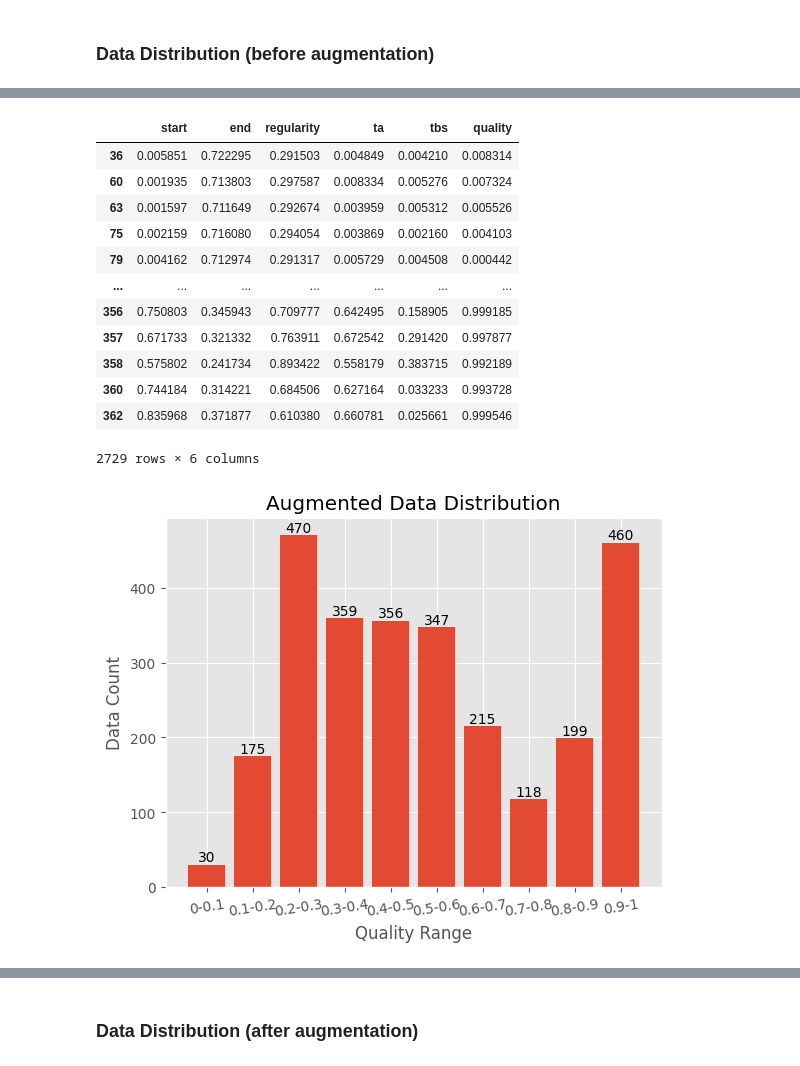
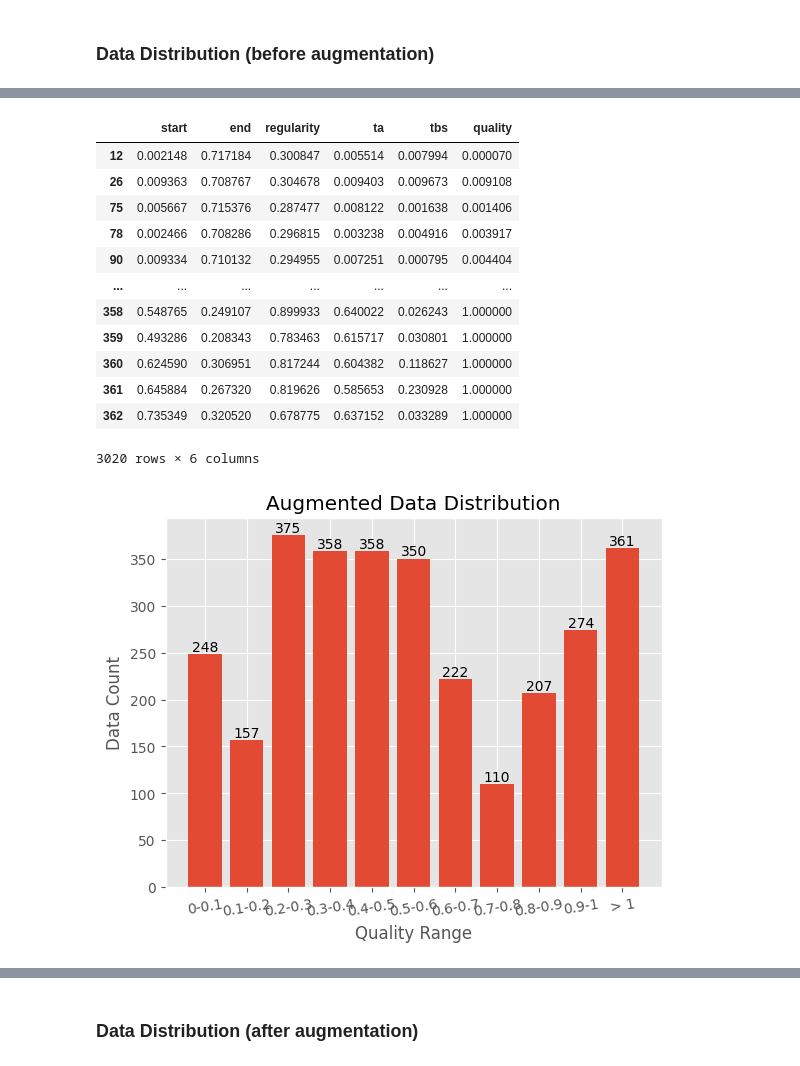
Before and after one commit to Turu-Bangkit/ml, a Jupyter notebook: predict_sleep_quality4.ipynb, the cells around one changed output, grey strips where cells are left out. Cells and saved outputs as stored; diff of their text form; code cells hidden in the pictures.

```diff
--- a/predict_sleep_quality4.ipynb
+++ b/predict_sleep_quality4.ipynb
@@ -364,10 +364,11 @@ five_six = df2.loc[(df2["quality"] >= 50) & (df2["quality"] < 60)].count()["qual
 six_seven = df2.loc[(df2["quality"] >= 60) & (df2["quality"] < 70)].count()["quality"]
 seven_eight = df2.loc[(df2["quality"] >= 70) & (df2["quality"] < 80)].count()["quality"]
 eight_nine = df2.loc[(df2["quality"] >= 80) & (df2["quality"] < 90)].count()["quality"]
-nine_ten = df2.loc[df2["quality"] >= 90].count()["quality"]
+nine_ten = df2.loc[(df2["quality"] >= 90) & (df2["quality"] < 100)].count()["quality"]
+ten = df2.loc[df2["quality"] >= 100].count()["quality"]
 
-qualities = [zero_one, one_two, two_three, three_four, four_five, five_six, six_seven, seven_eight, eight_nine, nine_ten]
-labels = ["0%-10%", "10%-20%", "20%-30%", "30%-40%", "40%-50%", "50%-60%", "60%-70%", "70%-80%", "80%-90%", "90%-100%"]
+qualities = [zero_one, one_two, two_three, three_four, four_five, five_six, six_seven, seven_eight, eight_nine, nine_ten, ten]
+labels = ["0%-9%", "10%-19%", "20%-29%", "30%-39%", "40%-49%", "50%-59%", "60%-69%", "70%-79%", "80%-89%", "90%-99%", "100%"]
 
 plt.style.use("ggplot")
 
@@ -388,5 +389,2 @@ plt.show()
 # %%
 augmented_data = []
-# %%
-perturbation = np.random.uniform(low=-0.05, high=0.05)
-perturbation
@@ -395,6 +391,7 @@ perturbation
 # %%
 target_count = 400
 quality_ranges = [(0, 0.1), (0.1, 0.2), (0.2, 0.3), (0.3, 0.4), (0.4, 0.5), (0.5, 0.6), (0.6, 0.7), (0.7, 0.8), (0.8, 0.9), (0.9, 1), (1, 1.1)]
+perturbation_value = 0.01
 
 # Iterate over each quality range
 for quality_range in quality_ranges:
@@ -405,6 +402,11 @@ for quality_range in quality_ranges:
     # Calculate the number of additional samples needed
     additional_samples = target_count - existing_count
     count = additional_samples if additional_samples >= 0 else 0
+    if range_start == 0:
+      count *= 10
+    elif range_start == 0.2:
+      count *= 0.75
+    count = int(count)
 
     # Generate augmented samples by perturbing existing data
     # If additional samples are needed, perturb existing data
@@ -415,21 +417,26 @@ for quality_range in quality_ranges:
     # > ambil baris random sesuai dengan additional_samples lalu perturb
 
     if existing_count != 0:
-        if existing_count < additional_samples:
-            copied_rows = pd.concat([range_data] * int(additional_samples / existing_count), ignore_index=True)
-            if additional_samples % existing_count != 0:
-                random_rows = range_data.sample((additional_samples % existing_count), replace=True)
+        if existing_count < count:
+            copied_rows = pd.concat([range_data] * int(count / existing_count), ignore_index=True)
+            if count % existing_count != 0:
+                random_rows = range_data.sample((count % existing_count), replace=True)
                 selected_rows = pd.concat([copied_rows, random_rows], ignore_index=True)
             else:
               selected_rows = copied_rows
         else:
-            selected_rows = range_data.sample(n=additional_samples, random_state=42)
+            selected_rows = range_data.sample(n=count, random_state=42)
 
         for _, row in selected_rows.iterrows():
             augmented_row = row.copy()
             for col in augmented_row.index:
-                perturbation = np.random.uniform(low=-0.01, high=0.01)
-                augmented_row[col] += perturbation
+                if range_start == 1:
+                    if col != "quality":
+                        perturbation = np.random.uniform(low=-perturbation_value, high=perturbation_value)
+                        augmented_row[col] += perturbation
+                else:
+                    perturbation = np.random.uniform(low=-perturbation_value, high=perturbation_value)
+                    augmented_row[col] += perturbation
             augmented_data.append(augmented_row)
 # %%
 augmented_data = pd.DataFrame(augmented_data)
@@ -451,4 +458,6 @@ augmented_data
 # %%
+augmented_data = augmented_data.round(6).astype(float)
+
 # Remove negative values
 mask = (augmented_data < 0).any(axis=1)
 augmented_data = augmented_data[~mask]
@@ -460,51 +469,52 @@ augmented_data = augmented_data[~mask]
 augmented_data
 # %% [output]
 |  | start | end | regularity | ta | tbs | quality |
-| 36 | 0.005851 | 0.722295 | 0.291503 | 0.004849 | 0.004210 | 0.008314 |
-| 60 | 0.001935 | 0.713803 | 0.297587 | 0.008334 | 0.005276 | 0.007324 |
-| 63 | 0.001597 | 0.711649 | 0.292674 | 0.003959 | 0.005312 | 0.005526 |
-| 75 | 0.002159 | 0.716080 | 0.294054 | 0.003869 | 0.002160 | 0.004103 |
-| 79 | 0.004162 | 0.712974 | 0.291317 | 0.005729 | 0.004508 | 0.000442 |
+| 12 | 0.002148 | 0.717184 | 0.300847 | 0.005514 | 0.007994 | 0.000070 |
+| 26 | 0.009363 | 0.708767 | 0.304678 | 0.009403 | 0.009673 | 0.009108 |
+| 75 | 0.005667 | 0.715376 | 0.287477 | 0.008122 | 0.001638 | 0.001406 |
+| 78 | 0.002466 | 0.708286 | 0.296815 | 0.003238 | 0.004916 | 0.003917 |
+| 90 | 0.009334 | 0.710132 | 0.294955 | 0.007251 | 0.000795 | 0.004404 |
 | ... | ... | ... | ... | ... | ... | ... |
-| 356 | 0.750803 | 0.345943 | 0.709777 | 0.642495 | 0.158905 | 0.999185 |
-| 357 | 0.671733 | 0.321332 | 0.763911 | 0.672542 | 0.291420 | 0.997877 |
-| 358 | 0.575802 | 0.241734 | 0.893422 | 0.558179 | 0.383715 | 0.992189 |
-| 360 | 0.744184 | 0.314221 | 0.684506 | 0.627164 | 0.033233 | 0.993728 |
-| 362 | 0.835968 | 0.371877 | 0.610380 | 0.660781 | 0.025661 | 0.999546 |
+| 358 | 0.548765 | 0.249107 | 0.899933 | 0.640022 | 0.026243 | 1.000000 |
+| 359 | 0.493286 | 0.208343 | 0.783463 | 0.615717 | 0.030801 | 1.000000 |
+| 360 | 0.624590 | 0.306951 | 0.817244 | 0.604382 | 0.118627 | 1.000000 |
+| 361 | 0.645884 | 0.267320 | 0.819626 | 0.585653 | 0.230928 | 1.000000 |
+| 362 | 0.735349 | 0.320520 | 0.678775 | 0.637152 | 0.033289 | 1.000000 |
-2729 rows × 6 columns
+3020 rows × 6 columns
 # %%
 import matplotlib.pyplot as plt
 
 zero_one = augmented_data.loc[augmented_data["quality"] < 0.1].count()["quality"]
 one_two = augmented_data.loc[(augmented_data["quality"] >= 0.1) & (augmented_data["quality"] < 0.2)].count()["quality"]
 two_three = augmented_data.loc[(augmented_data["quality"] >= 0.2) & (augmented_data["quality"] < 0.3)].count()["quality"]
 three_four = augmented_data.loc[(augmented_data["quality"] >= 0.3) & (augmented_data["quality"] < 0.4)].count()["quality"]
 four_five = augmented_data.loc[(augmented_data["quality"] >= 0.4) & (augmented_data["quality"] < 0.5)].count()["quality"]
 five_six = augmented_data.loc[(augmented_data["quality"] >= 0.5) & (augmented_data["quality"] < 0.6)].count()["quality"]
 six_seven = augmented_data.loc[(augmented_data["quality"] >= 0.6) & (augmented_data["quality"] < 0.7)].count()["quality"]
 seven_eight = augmented_data.loc[(augmented_data["quality"] >= 0.7) & (augmented_data["quality"] < 0.8)].count()["quality"]
 eight_nine = augmented_data.loc[(augmented_data["quality"] >= 0.8) & (augmented_data["quality"] < 0.9)].count()["quality"]
-nine_ten = augmented_data.loc[augmented_data["quality"] >= 0.9].count()["quality"]
+nine_ten = augmented_data.loc[(augmented_data["quality"] >= 0.9) & (augmented_data["quality"] < 1)].count()["quality"]
+ten = augmented_data.loc[augmented_data["quality"] >= 1].count()["quality"]
 
-qualities = [zero_one, one_two, two_three, three_four, four_five, five_six, six_seven, seven_eight, eight_nine, nine_ten]
-labels = ["0-0.1", "0.1-0.2", "0.2-0.3", "0.3-0.4", "0.4-0.5", "0.5-0.6", "0.6-0.7", "0.7-0.8", "0.8-0.9", "0.9-1"]
+qualities = [zero_one, one_two, two_three, three_four, four_five, five_six, six_seven, seven_eight, eight_nine, nine_ten, ten]
+labels = ["0-0.1", "0.1-0.2", "0.2-0.3", "0.3-0.4", "0.4-0.5", "0.5-0.6", "0.6-0.7", "0.7-0.8", "0.8-0.9", "0.9-1", "> 1"]
 
 plt.style.use("ggplot")
 
 plt.bar(labels, qualities)
 
 for i, count in enumerate(qualities):
     plt.text(i, count, str(count), ha='center', va='bottom')
 
 plt.title("Augmented Data Distribution")
 plt.xlabel("Quality Range")
 plt.ylabel("Data Count")
 
 plt.xticks(rotation=9)
 
 plt.show()
 # %% [output]
-[figure, old version]
+[figure, new version]
 # %%
 augmented_df = pd.concat([df_norm, augmented_data], ignore_index=True)
 augmented_df = augmented_df.sort_values("quality")
```
Also changed, not shown: parts of 30 cells of this notebook, 1 other file.
